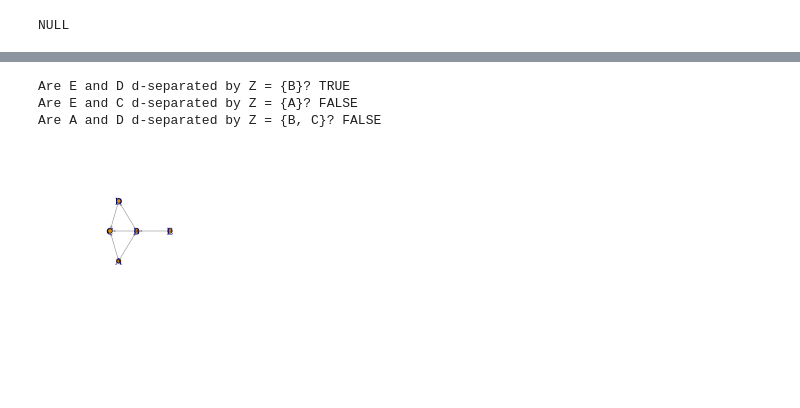
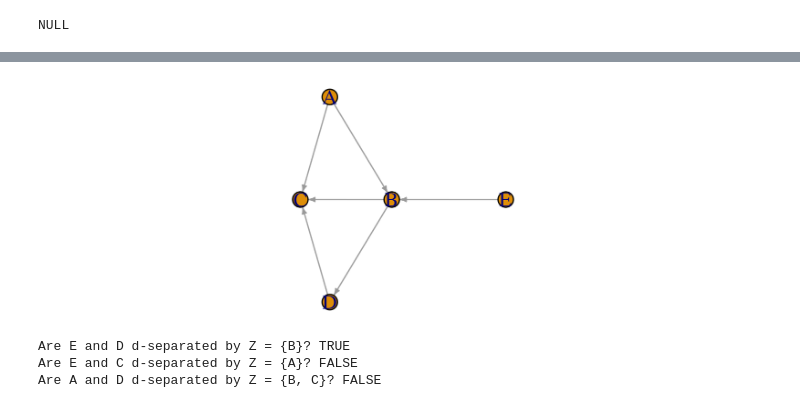
Before and after one commit to marbetschar/marco.betschart.name, a Jupyter notebook: projects/masters-degree-in-data-science/advanced-statistical-data-analysis.ipynb, the cells around one changed output, grey strips where cells are left out. Saved outputs shown, nothing was run; the diff lists cells and outputs as text; code cells hidden in the pictures; blank space fills up the shorter version.

```diff
--- a/projects/masters-degree-in-data-science/advanced-statistical-data-analysis.ipynb
+++ b/projects/masters-degree-in-data-science/advanced-statistical-data-analysis.ipynb
@@ -1491,23 +1243,25 @@ Where:
 Testing conditional independence in DAGs and verifying with data:
 # %%
-options(repr.plot.width = 3, repr.plot.height = 3)
+options(repr.plot.width = 6, repr.plot.height = 2)
+
+library(gRbase)
+
+d.separates <- function(a,b,c,dag){
+    separates(a,b,c, moralize(ancestralGraph(union(union(a,b),c),dag)))
+}
+
+dag.model <- dag("A",c("B","A","E"),c("C","A","B","D"),c("D","B"),c("E"))
+
+par(mar = c(0.1, 0.1, 0.1, 0.1))
+plot(dag.model)
+# %% [output]
+[figure, added]
-# %%
-library(gRbase)
-
-d.separates <- function(a,b,c,dag){
-    separates(a,b,c, moralize(ancestralGraph(union(union(a,b),c),dag)))
-}
-
-dag.model <- dag("A",c("B","A","E"),c("C","A","B","D"),c("D","B"),c("E"))
-
-cat("Are E and D d-separated by Z = {B}?", d.separates("E", "D", c("B"), dag.model), "\n")
-cat("Are E and C d-separated by Z = {A}?", d.separates("E", "C", c("A"), dag.model), "\n")
-cat("Are A and D d-separated by Z = {B, C}?", d.separates("A", "D", c("B", "C"), dag.model), "\n")
-
-plot(dag.model)
-# %% [output]
-Are E and D d-separated by Z = {B}? TRUE
-Are E and C d-separated by Z = {A}? FALSE
-Are A and D d-separated by Z = {B, C}? FALSE
-[figure, removed]
+# %%
+cat("Are E and D d-separated by Z = {B}?", d.separates("E", "D", c("B"), dag.model), "\n")
+cat("Are E and C d-separated by Z = {A}?", d.separates("E", "C", c("A"), dag.model), "\n")
+cat("Are A and D d-separated by Z = {B, C}?", d.separates("A", "D", c("B", "C"), dag.model), "\n")
+# %% [output]
+Are E and D d-separated by Z = {B}? TRUE
+Are E and C d-separated by Z = {A}? FALSE
+Are A and D d-separated by Z = {B, C}? FALSE
 # %% [markdown]
```
Also changed, not shown: parts of 85 cells of this notebook.
